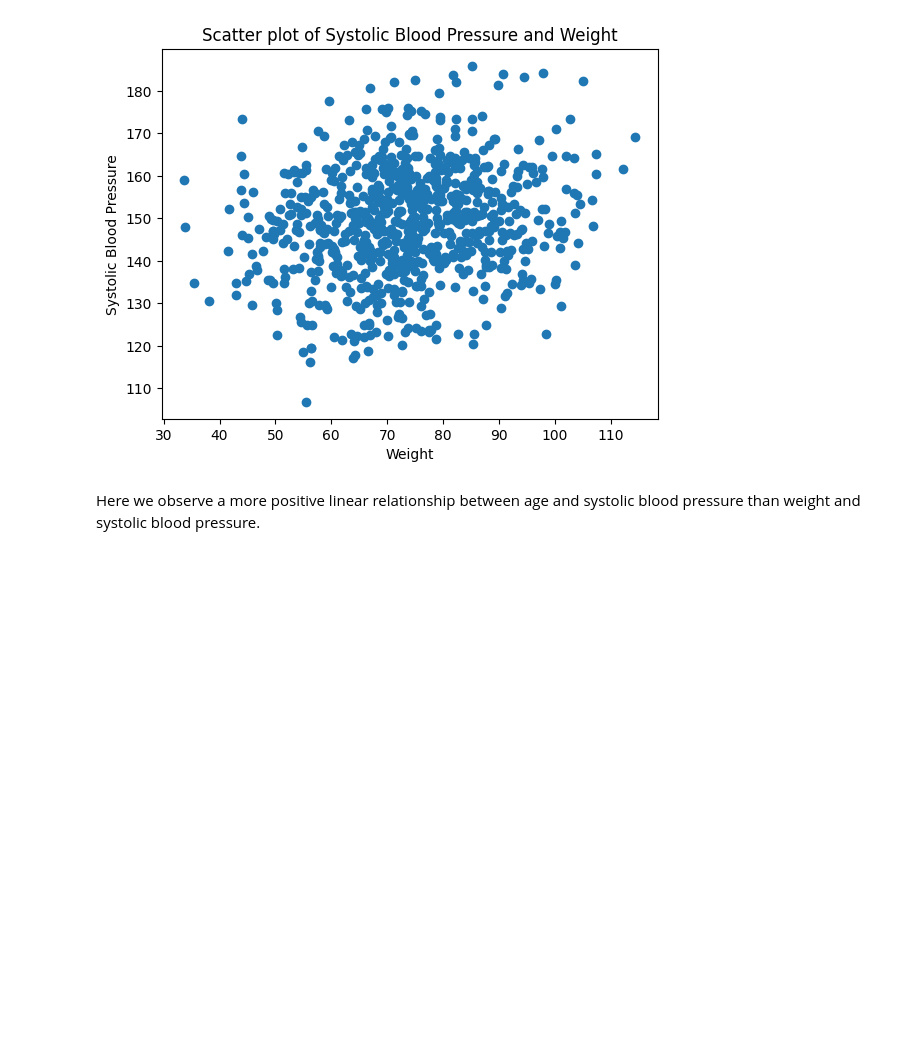
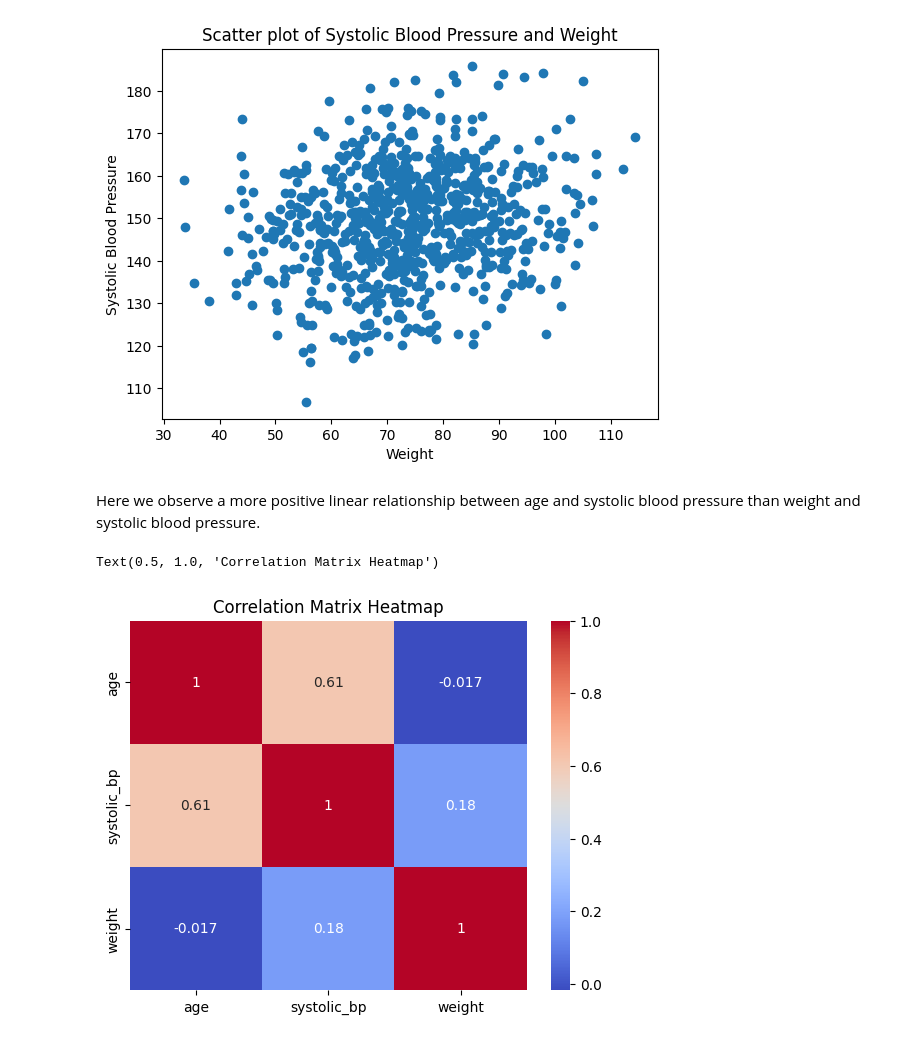
Before and after one commit to CheHenryy/health_project, a Jupyter notebook: src/report.ipynb, the cells around one changed output. Cells and saved outputs as stored; diff of their text form; code cells hidden in the pictures; blank space fills up the shorter version.

Commit message:
added heatmsp of correlation matrix

```diff
--- a/src/report.ipynb
+++ b/src/report.ipynb
@@ -212,3 +212,11 @@ plt.show()
 [figure]
 # %% [markdown]
 Here we observe a more positive linear relationship between age and systolic blood pressure than weight and systolic blood pressure.
+# %%
+# correlation matrix heatmap of the outcome, predictor and covariates
+corr = data[['age', 'systolic_bp', 'weight']].corr()
+sns.heatmap(corr, annot=True, cmap='coolwarm')
+plt.title('Correlation Matrix Heatmap')
+# %% [output]
+Text(0.5, 1.0, 'Correlation Matrix Heatmap')
+[figure, added]
```
